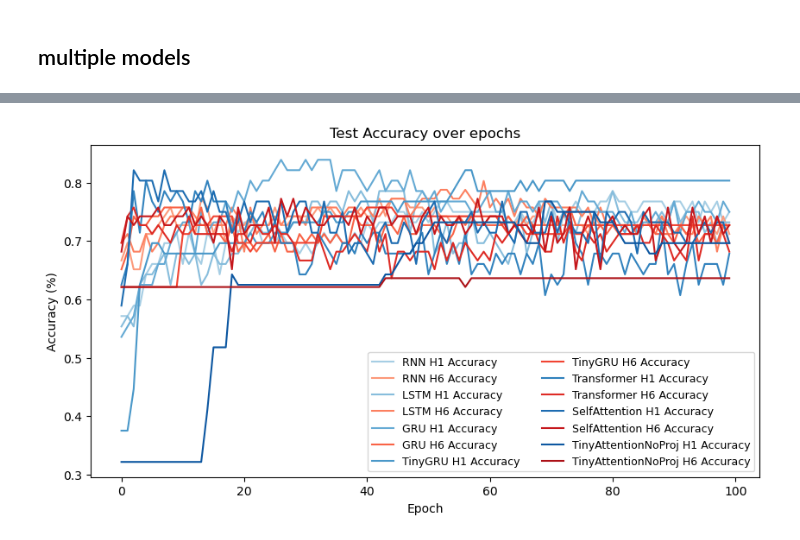
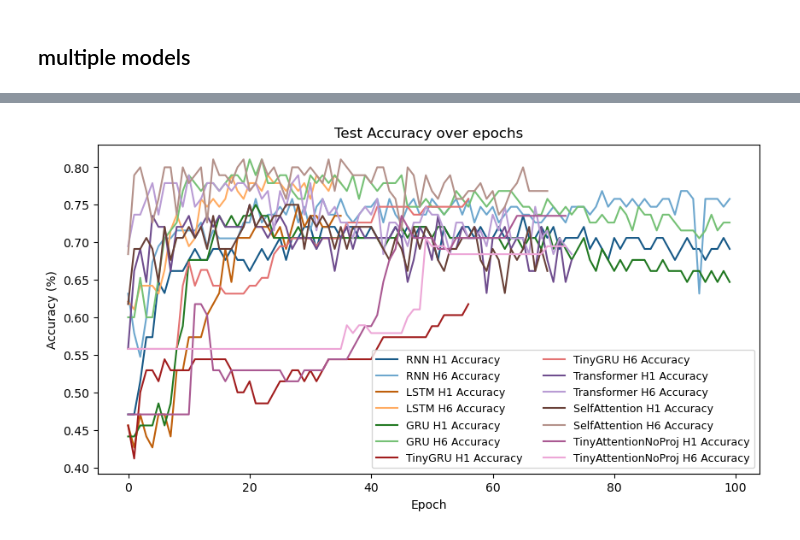
Before and after one commit to althealuo/Horizon, a Jupyter notebook: Horizon_individual_diff.ipynb, the cells around one changed output, grey strips where cells are left out. Drawn from its saved outputs; the diff is of its cells as text; code cells hidden in the pictures.

```diff
--- a/Horizon_individual_diff.ipynb
+++ b/Horizon_individual_diff.ipynb
@@ -341,7 +365,7 @@ class SelfAttentionOnly(nn.Module):
         return output
 # %%
 class TinyAttentionNoProj(nn.Module):
-    def __init__(self, seq_input_size=SEQ_LEN, static_input_size=2, hidden_size=2, output_size=2):
+    def __init__(self, seq_input_size=SEQ_LEN, static_input_size=STATIC_LEN, hidden_size=2, output_size=2):
         super(TinyAttentionNoProj, self).__init__()
         # self.input_fc = nn.Linear(seq_input_size, hidden_size)
         # self.pos_encoder = PositionalEncodingSin(d_model=seq_input_size, max_len=4)
@@ -471,7 +495,7 @@ model_dict = {
     "TinyAttentionNoProj": TinyAttentionNoProj().to(device),
 }
 # %%
-epochs = 20
+epochs = 100
 for model_name, model in model_dict.items():
     print(f"\nTraining model: {model_name}")
     criterion = nn.CrossEntropyLoss()
@@ -566,33 +578,44 @@ plt.show()
 # %%
 n = len(model_dict)
 
-# Two color ramps
-blue_cmap = plt.get_cmap('Blues')
-red_cmap  = plt.get_cmap('Reds')
+# # Two color ramps
+# blue_cmap = plt.get_cmap('Blues')
+# red_cmap  = plt.get_cmap('Reds')
 
-# helper to pick a shade between lo..hi in the colormap
-def shade(cmap, i, n, lo=0.35, hi=0.85):
-    if n <= 1:
-        t = (lo+hi)/2
-    else:
-        t = lo + (hi - lo) * (i / (n - 1))
-    return cmap(t)
+# # helper to pick a shade between lo..hi in the colormap
+# def shade(cmap, i, n, lo=0.35, hi=0.85):
+#     if n <= 1:
+#         t = (lo+hi)/2
+#     else:
+#         t = lo + (hi - lo) * (i / (n - 1))
+#     return cmap(t)
+# %%
+def shade(color, toward="white", factor=0.3):
+    c = np.array(to_rgb(color))
+    t = np.array((1,1,1) if toward == "white" else (0,0,0))
+    return tuple((1 - factor) * c + factor * t)
+cmap = mpl.colormaps['tab10']
 # %%
 # plot testing accuracy h1 vs h6
 plt.figure(figsize=(10, 5))
 for i, (model_name, data) in enumerate(model_dict.items()):
     acc_h1_prog = data["acc_h1_prog"]
     acc_h6_prog = data["acc_h6_prog"]
     final_epoch = data["final_epoch"]
-    plt.plot(range(final_epoch), acc_h1_prog, label=f'{model_name} H1 Accuracy', color=shade(blue_cmap, i, n))
-    plt.plot(range(final_epoch), acc_h6_prog, label=f'{model_name} H6 Accuracy', color=shade(red_cmap, i, n))
+
+    base = cmap(i % 10)[:3]
+    dark = shade(base, "black", 0.25)  # H1 = darker
+    light = shade(base, "white", 0.35) # H6 = lighter
+
+    plt.plot(range(final_epoch), acc_h1_prog, label=f'{model_name} H1 Accuracy', color=dark)
+    plt.plot(range(final_epoch), acc_h6_prog, label=f'{model_name} H6 Accuracy', color=light)
 plt.xlabel('Epoch')
 plt.ylabel('Accuracy (%)')
 plt.title('Test Accuracy over epochs')
 plt.legend(
     ncol=2,
     fontsize=9,
 )
 plt.show()
 # %% [output]
-[figure, old version]
+[figure, new version]
```
Also changed, not shown: parts of 18 cells of this notebook, 19 other files.
